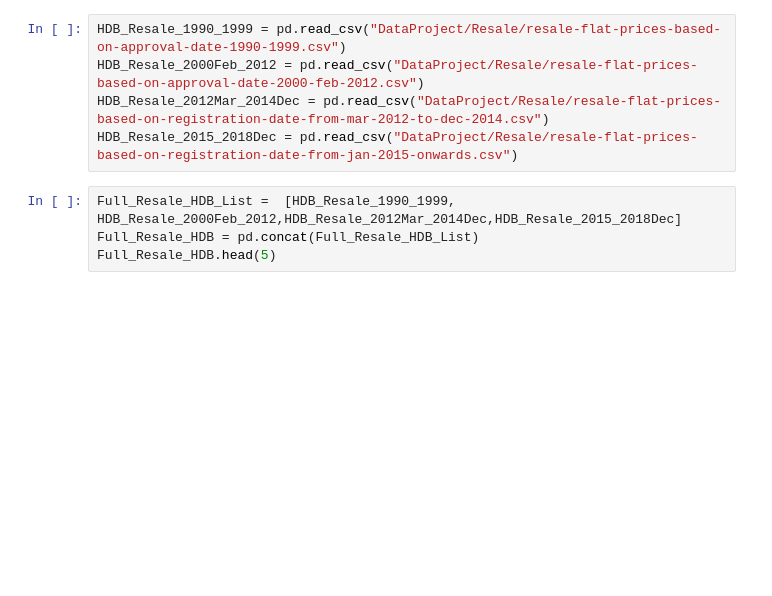
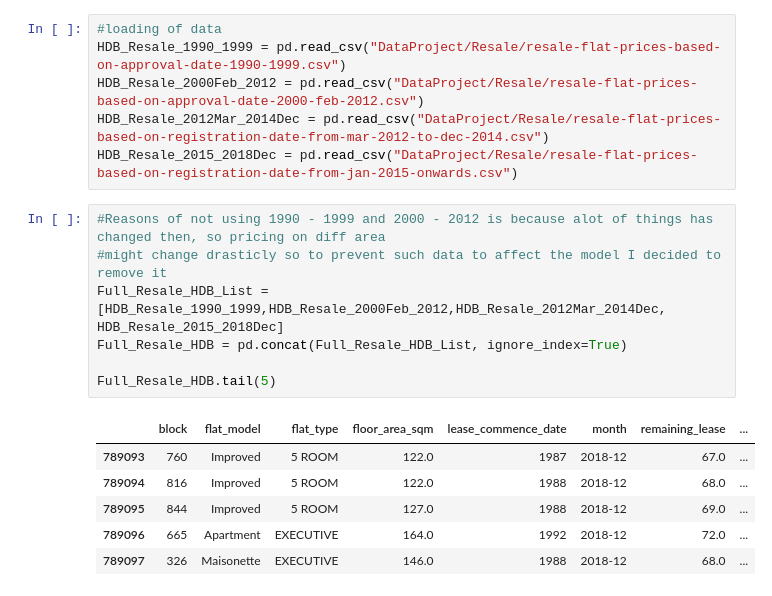
Before and after one commit to oceanfu0000/AIML_CA2, a Jupyter notebook: CA2 - HDB.ipynb, the cells around one changed output. Saved outputs shown, nothing was run; the diff lists cells and outputs as text; blank space fills up the shorter version.

```diff
--- a/CA2 - HDB.ipynb
+++ b/CA2 - HDB.ipynb
@@ -20,12 +49,23 @@ HDB_Full_Number_Sold_Rent.head(5)
 # %%
+#loading of data
 HDB_Resale_1990_1999 = pd.read_csv("DataProject/Resale/resale-flat-prices-based-on-approval-date-1990-1999.csv")
 HDB_Resale_2000Feb_2012 = pd.read_csv("DataProject/Resale/resale-flat-prices-based-on-approval-date-2000-feb-2012.csv")
 HDB_Resale_2012Mar_2014Dec = pd.read_csv("DataProject/Resale/resale-flat-prices-based-on-registration-date-from-mar-2012-to-dec-2014.csv")
 HDB_Resale_2015_2018Dec = pd.read_csv("DataProject/Resale/resale-flat-prices-based-on-registration-date-from-jan-2015-onwards.csv")
-# %%
-Full_Resale_HDB_List =  [HDB_Resale_1990_1999, HDB_Resale_2000Feb_2012,HDB_Resale_2012Mar_2014Dec,HDB_Resale_2015_2018Dec]
-Full_Resale_HDB = pd.concat(Full_Resale_HDB_List)
-Full_Resale_HDB.head(5)
+# %%
+#Reasons of not using 1990 - 1999 and 2000 - 2012 is because alot of things has changed then, so pricing on diff area
+#might change drasticly so to prevent such data to affect the model I decided to remove it
+Full_Resale_HDB_List =  [HDB_Resale_1990_1999,HDB_Resale_2000Feb_2012,HDB_Resale_2012Mar_2014Dec, HDB_Resale_2015_2018Dec]
+Full_Resale_HDB = pd.concat(Full_Resale_HDB_List, ignore_index=True)
+
+Full_Resale_HDB.tail(5)
+# %% [output]
+|  | block | flat_model | flat_type | floor_area_sqm | lease_commence_date | month | remaining_lease | ... |
+| 789093 | 760 | Improved | 5 ROOM | 122.0 | 1987 | 2018-12 | 67.0 | ... |
+| 789094 | 816 | Improved | 5 ROOM | 122.0 | 1988 | 2018-12 | 68.0 | ... |
+| 789095 | 844 | Improved | 5 ROOM | 127.0 | 1988 | 2018-12 | 69.0 | ... |
+| 789096 | 665 | Apartment | EXECUTIVE | 164.0 | 1992 | 2018-12 | 72.0 | ... |
+| 789097 | 326 | Maisonette | EXECUTIVE | 146.0 | 1988 | 2018-12 | 68.0 | ... |
 # %%
 print(Full_Resale_HDB.info())
 print(Full_Resale_HDB.shape)
```
Also changed, not shown: parts of 63 cells of this notebook, 1 other file.
